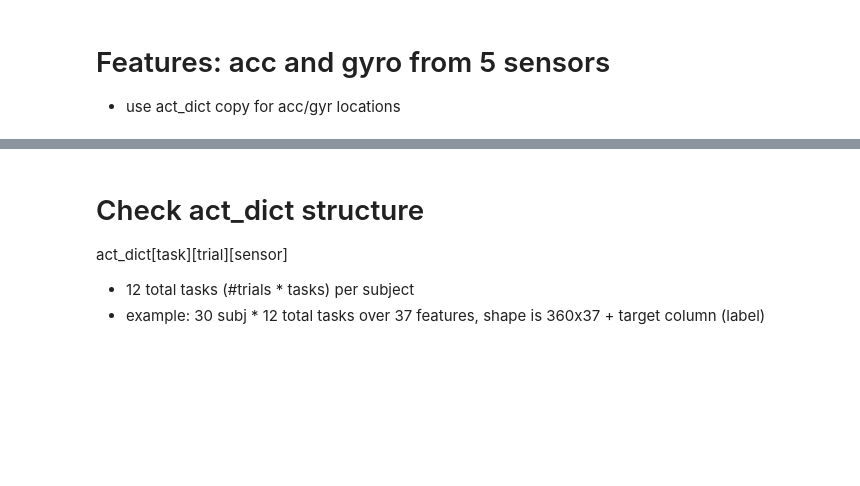
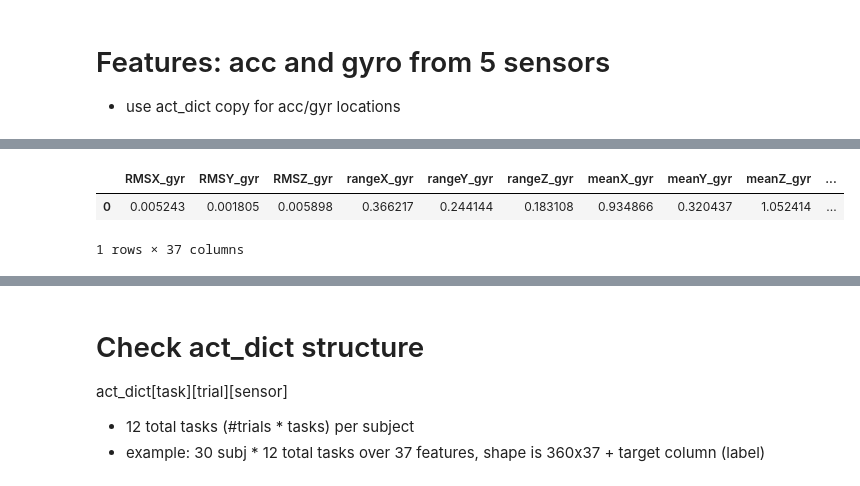
Before and after one commit to kamshee/activity-recognition-process, a Jupyter notebook: TestFeatures.ipynb, the cells around one changed output, grey strips where cells are left out. Cells and saved outputs as stored; diff of their text form; code cells hidden in the pictures; blank space fills up the shorter version.

```diff
--- a/TestFeatures.ipynb
+++ b/TestFeatures.ipynb
@@ -481,0 +619,7 @@ actdictaccgyr = act_dict.copy()
+# %%
+# check # of rows on feature matrix
+clip_data[0]['gyro']['features']
+# %% [output]
+|  | RMSX_gyr | RMSY_gyr | RMSZ_gyr | rangeX_gyr | rangeY_gyr | rangeZ_gyr | meanX_gyr | meanY_gyr | meanZ_gyr | ... |
+| 0 | 0.005243 | 0.001805 | 0.005898 | 0.366217 | 0.244144 | 0.183108 | 0.934866 | 0.320437 | 1.052414 | ... |
+1 rows × 37 columns
```
Also changed, not shown: parts of 59 cells of this notebook, 1 other file.
